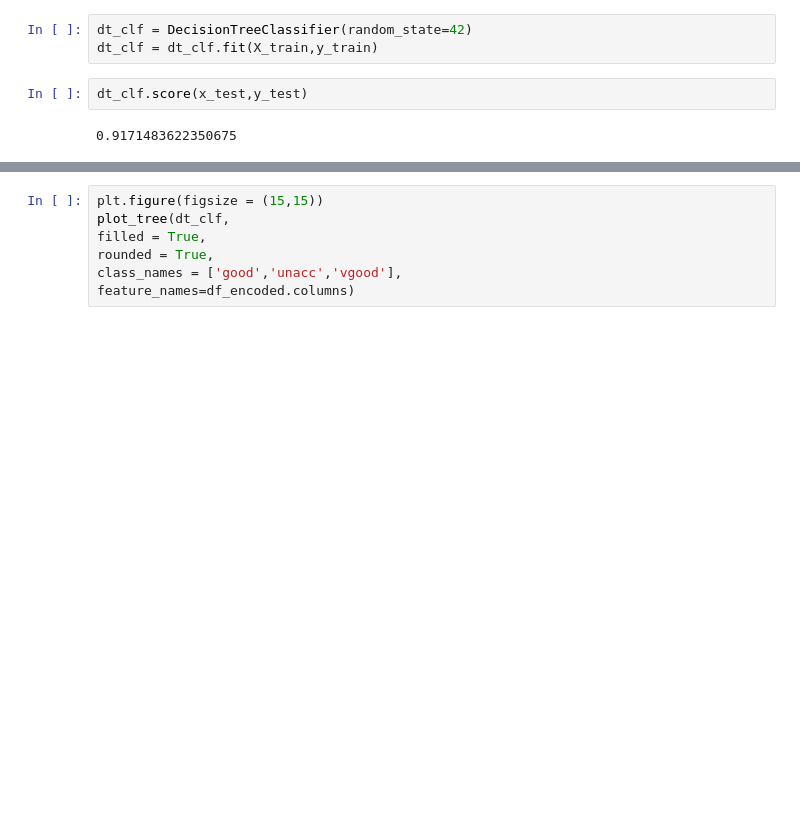
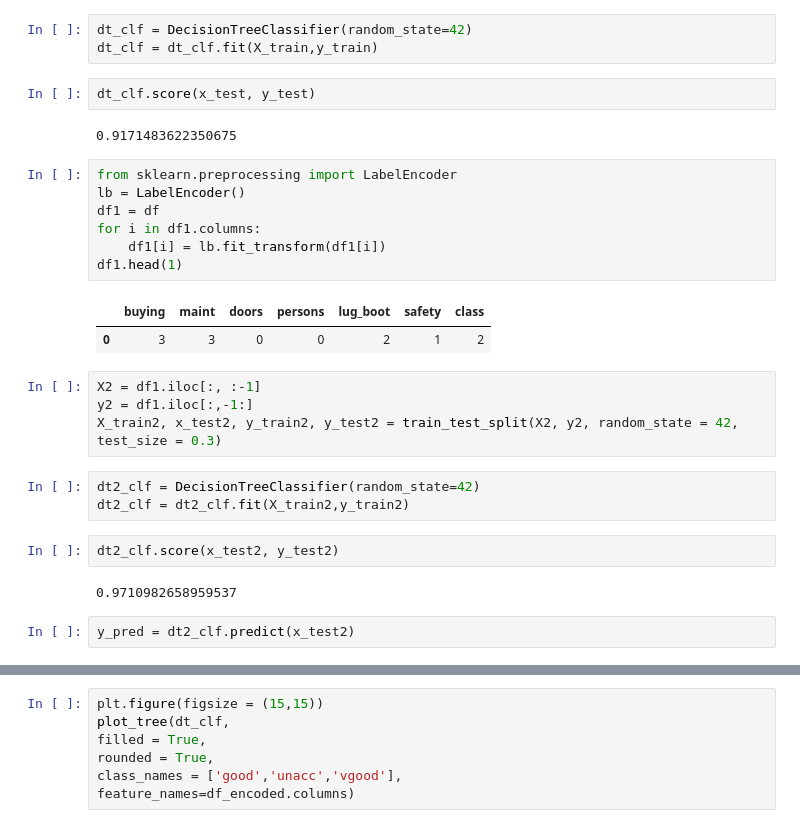
Before and after one commit to Jeko-Mus/Machine-Learning, a Jupyter notebook: Week_Chapters/06. Trees/car_decision_tree.ipynb, the cells around one changed output, grey strips where cells are left out. Drawn from its saved outputs; the diff is of its cells as text; blank space fills up the shorter version.

Commit message:
car_dec_tree_and_random_forest_updated

```diff
--- a/Week_Chapters/06. Trees/car_decision_tree.ipynb
+++ b/Week_Chapters/06. Trees/car_decision_tree.ipynb
@@ -39,6 +40,29 @@ X_train, x_test, y_train, y_test = train_test_split(X, y, random_state = 42, tes
 dt_clf = DecisionTreeClassifier(random_state=42)
 dt_clf = dt_clf.fit(X_train,y_train)
 # %%
-dt_clf.score(x_test,y_test)
+dt_clf.score(x_test, y_test)
 # %% [output]
 0.9171483622350675
+# %%
+from sklearn.preprocessing import LabelEncoder
+lb = LabelEncoder()
+df1 = df
+for i in df1.columns:
+    df1[i] = lb.fit_transform(df1[i])
+df1.head(1)
+# %% [output]
+|  | buying | maint | doors | persons | lug_boot | safety | class |
+| 0 | 3 | 3 | 0 | 0 | 2 | 1 | 2 |
+# %%
+X2 = df1.iloc[:, :-1]
+y2 = df1.iloc[:,-1:]
+X_train2, x_test2, y_train2, y_test2 = train_test_split(X2, y2, random_state = 42, test_size = 0.3)
+# %%
+dt2_clf = DecisionTreeClassifier(random_state=42)
+dt2_clf = dt2_clf.fit(X_train2,y_train2)
+# %%
+dt2_clf.score(x_test2, y_test2)
+# %% [output]
+0.9710982658959537
+# %%
+y_pred = dt2_clf.predict(x_test2)
```
Also changed, not shown: parts of 2 cells of this notebook, 1 other file.
